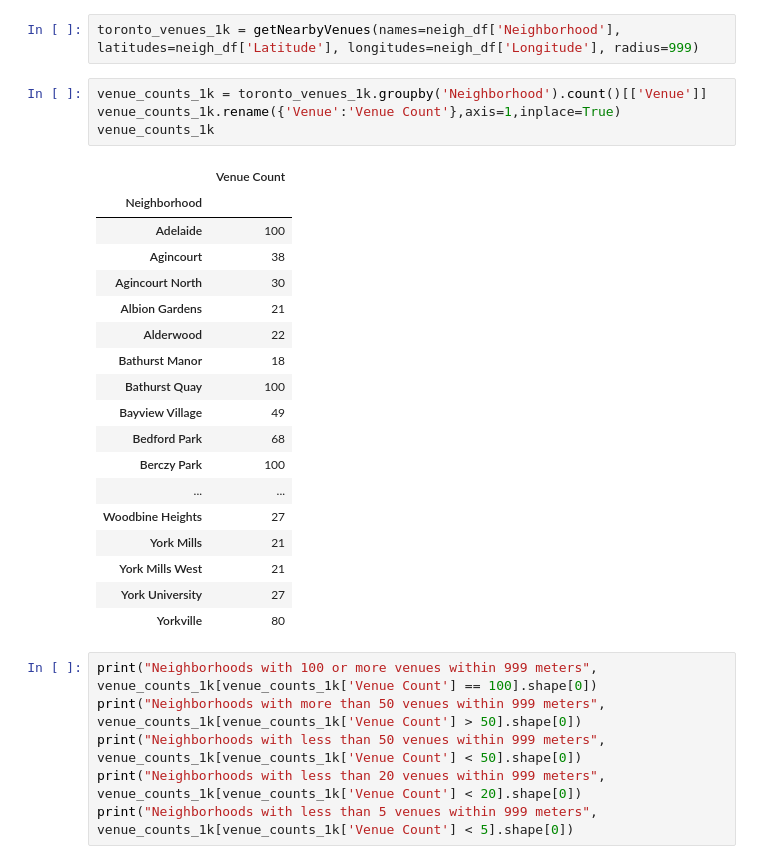
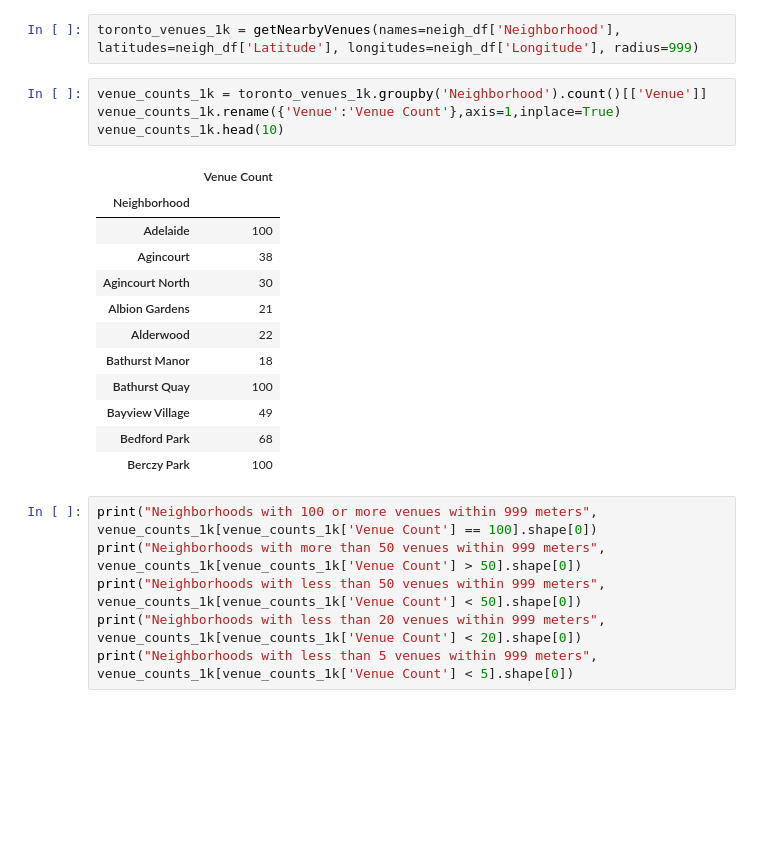
Before and after one commit to Prysthaea/Coursera_Capstone, a Jupyter notebook: Segmenting and Clustering Toronto Notebook.ipynb, the cells around one changed output. Cells and saved outputs as stored; diff of their text form; blank space fills up the shorter version.

```diff
--- a/Segmenting and Clustering Toronto Notebook.ipynb
+++ b/Segmenting and Clustering Toronto Notebook.ipynb
@@ -437,26 +421,20 @@ toronto_venues_1k = getNearbyVenues(names=neigh_df['Neighborhood'], latitudes=ne
 # %%
 venue_counts_1k = toronto_venues_1k.groupby('Neighborhood').count()[['Venue']]
 venue_counts_1k.rename({'Venue':'Venue Count'},axis=1,inplace=True)
-venue_counts_1k
+venue_counts_1k.head(10)
 # %% [output]
 |  | Venue Count |
 | Neighborhood |  |
 | Adelaide | 100 |
 | Agincourt | 38 |
 | Agincourt North | 30 |
 | Albion Gardens | 21 |
 | Alderwood | 22 |
 | Bathurst Manor | 18 |
 | Bathurst Quay | 100 |
 | Bayview Village | 49 |
 | Bedford Park | 68 |
 | Berczy Park | 100 |
-| ... | ... |
-| Woodbine Heights | 27 |
-| York Mills | 21 |
-| York Mills West | 21 |
-| York University | 27 |
-| Yorkville | 80 |
 # %%
 print("Neighborhoods with 100 or more venues within 999 meters", venue_counts_1k[venue_counts_1k['Venue Count'] == 100].shape[0])
 print("Neighborhoods with more than 50 venues within 999 meters", venue_counts_1k[venue_counts_1k['Venue Count'] > 50].shape[0])
```
Also changed, not shown: parts of 16 cells of this notebook.
